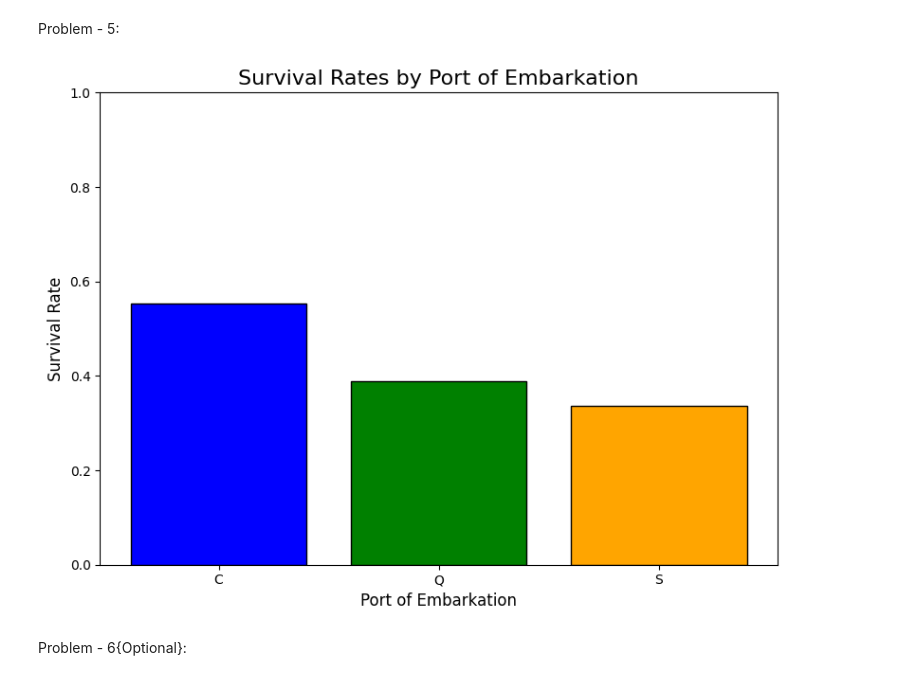
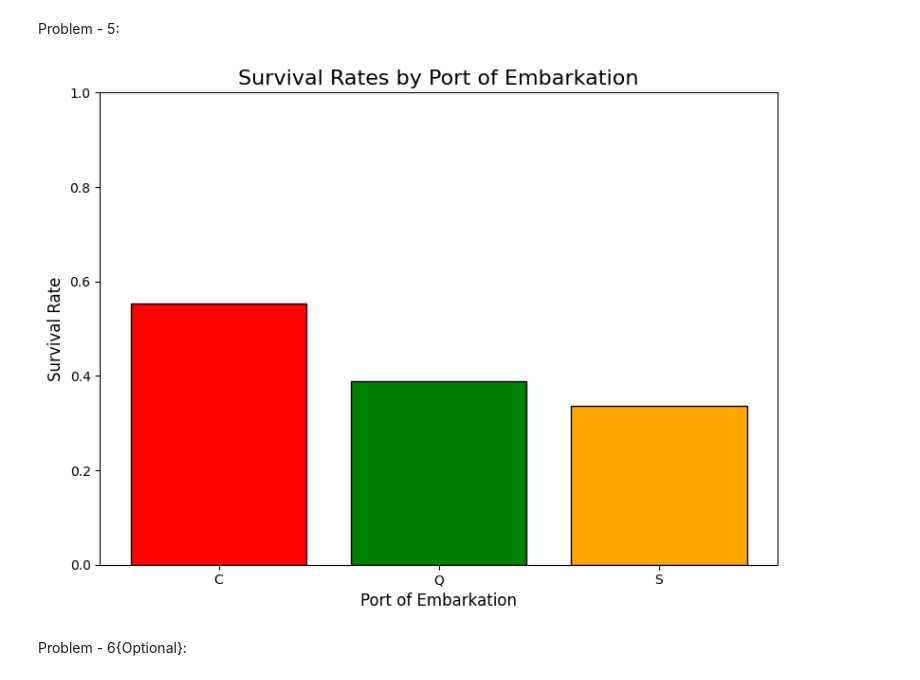
Before and after one commit to Diwash17/5CS037_2407736_Diwash_Adhikari, a Jupyter notebook: Diwash_Adhikari_worksheet2.ipynb, the cells around one changed output. Drawn from its saved outputs; the diff is of its cells as text; code cells hidden in the pictures.

```diff
--- a/Diwash_Adhikari_worksheet2.ipynb
+++ b/Diwash_Adhikari_worksheet2.ipynb
@@ -346,20 +341,20 @@ Problem - 5:
 # %%
 embarked_survival = df3.groupby('Embarked')['Survived'].mean().reset_index()
 embarked_survival_filtered = embarked_survival[embarked_survival['Embarked'].isin(['C', 'Q', 'S'])]
 ports = embarked_survival_filtered['Embarked']
 survival_rates = embarked_survival_filtered['Survived']
 plt.figure(figsize=(8, 6))
-plt.bar(ports, survival_rates, color=['blue', 'green', 'orange'], edgecolor='black')
+plt.bar(ports, survival_rates, color=['red', 'green', 'orange'], edgecolor='black')
 plt.title('Survival Rates by Port of Embarkation', fontsize=16)
 plt.xlabel('Port of Embarkation', fontsize=12)
 plt.ylabel('Survival Rate', fontsize=12)
 plt.ylim(0, 1)
 plt.xticks(fontsize=10)
 plt.yticks(fontsize=10)
 plt.tight_layout()
 plt.show()
 # %% [output]
-[figure, old version]
+[figure, new version]
 # %% [markdown]
 Problem - 6{Optional}:
 # %%
```
Also changed, not shown: parts of 7 cells of this notebook.
